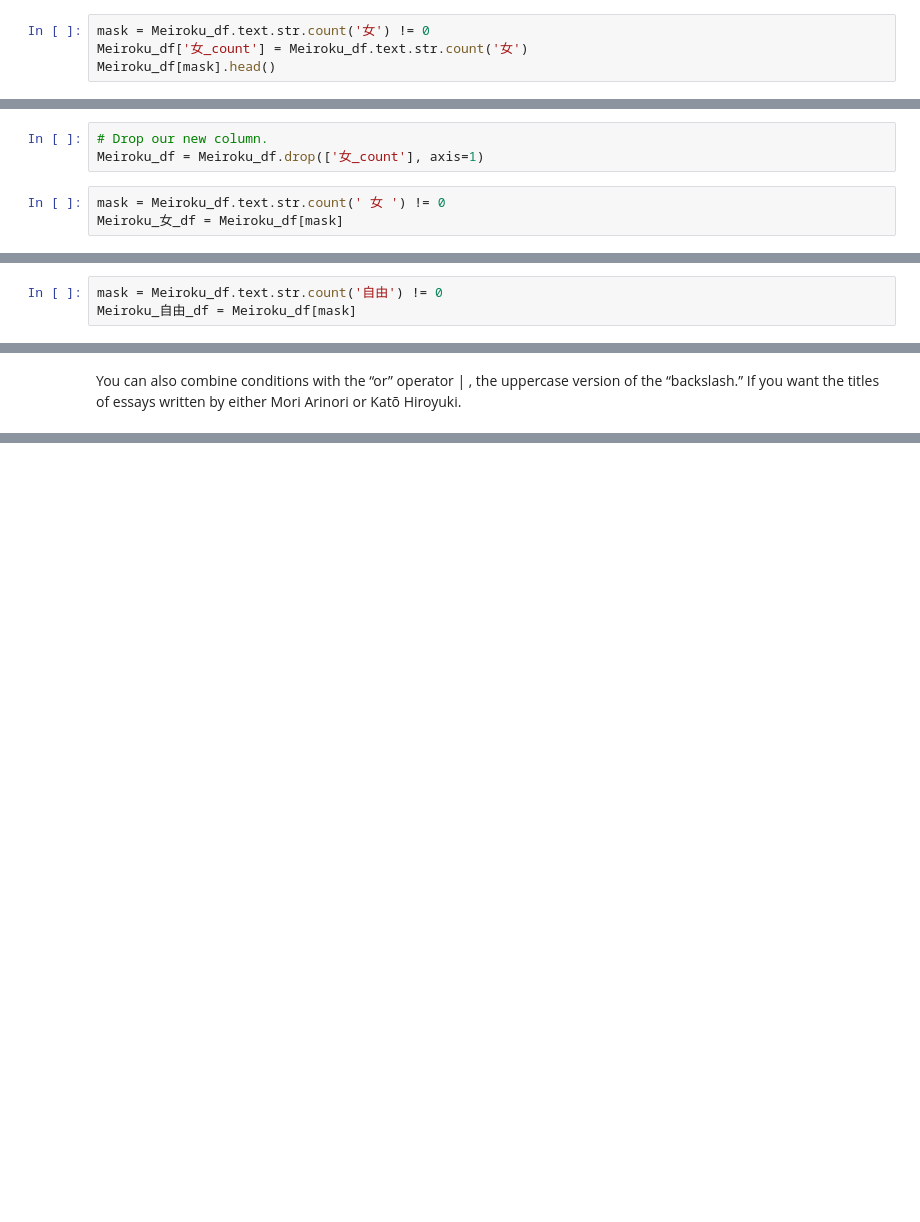
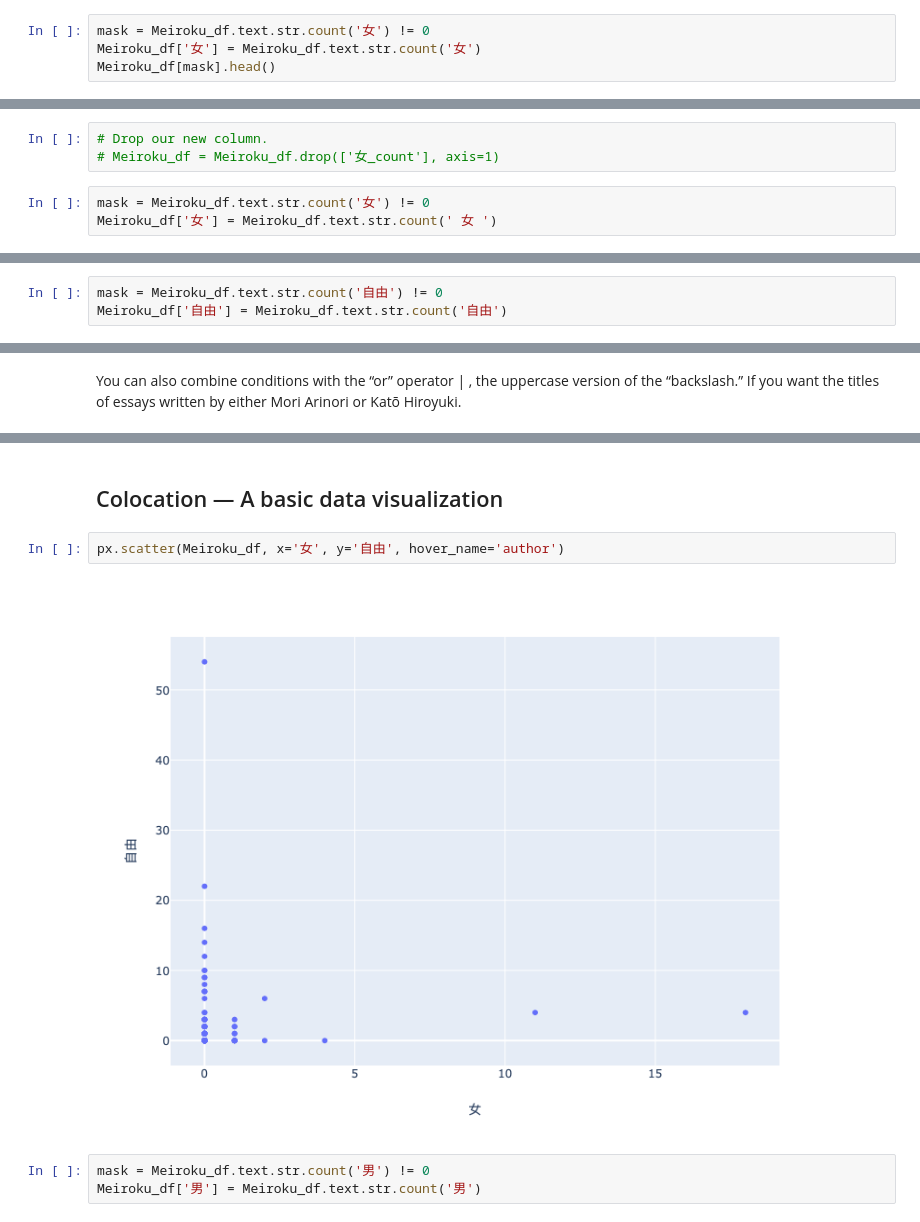
Before and after one commit to rn123/japanese_text_analysis, a Jupyter notebook: notebooks/1.0-RN-Japanese-Text-Mining-Part-One.ipynb, the cells around one changed output, grey strips where cells are left out. Saved outputs shown, nothing was run; the diff lists cells and outputs as text; blank space fills up the shorter version.

Commit message:
Pandas and Plotly Express version of Ravina tutorial part one, "Colocation — A basic data visualization" section.

```diff
--- a/notebooks/1.0-RN-Japanese-Text-Mining-Part-One.ipynb
+++ b/notebooks/1.0-RN-Japanese-Text-Mining-Part-One.ipynb
@@ -49,4 +153,4 @@ Nishi_articles_df[Nishi_articles_df.year == 1874]
 # %%
 mask = Meiroku_df.text.str.count('女') != 0
-Meiroku_df['女_count'] = Meiroku_df.text.str.count('女')
+Meiroku_df['女'] = Meiroku_df.text.str.count('女')
 Meiroku_df[mask].head()
@@ -53,6 +164,6 @@ Meiroku_df[mask].head()
 # %%
 # Drop our new column.
-Meiroku_df = Meiroku_df.drop(['女_count'], axis=1)
+# Meiroku_df = Meiroku_df.drop(['女_count'], axis=1)
 # %%
-mask = Meiroku_df.text.str.count(' 女 ') != 0
-Meiroku_女_df = Meiroku_df[mask]
+mask = Meiroku_df.text.str.count('女') != 0
+Meiroku_df['女'] = Meiroku_df.text.str.count(' 女 ')
@@ -62,6 +191,6 @@ Meiroku_女_df
 We can now use the same tricks as before to subset a data frame. Let’s select every essay in the Meiroku zasshi that used the characters 女 more than 自由.
 # %%
 mask = Meiroku_df.text.str.count('自由') != 0
-Meiroku_自由_df = Meiroku_df[mask]
+Meiroku_df['自由'] = Meiroku_df.text.str.count('自由')
 # %%
 print('There are {} articles containing the string " 女 " and {} articles containing "自由".'.format(
@@ -79,0 +236,9 @@ Meiroku_df[mask].title
+# %% [markdown]
+## Colocation — A basic data visualization
+# %%
+px.scatter(Meiroku_df, x='女', y='自由', hover_name='author')
+# %% [output]
+[figure, added]
+# %%
+mask = Meiroku_df.text.str.count('男') != 0
+Meiroku_df['男'] = Meiroku_df.text.str.count('男')
```
Also changed, not shown: parts of 21 cells of this notebook.
